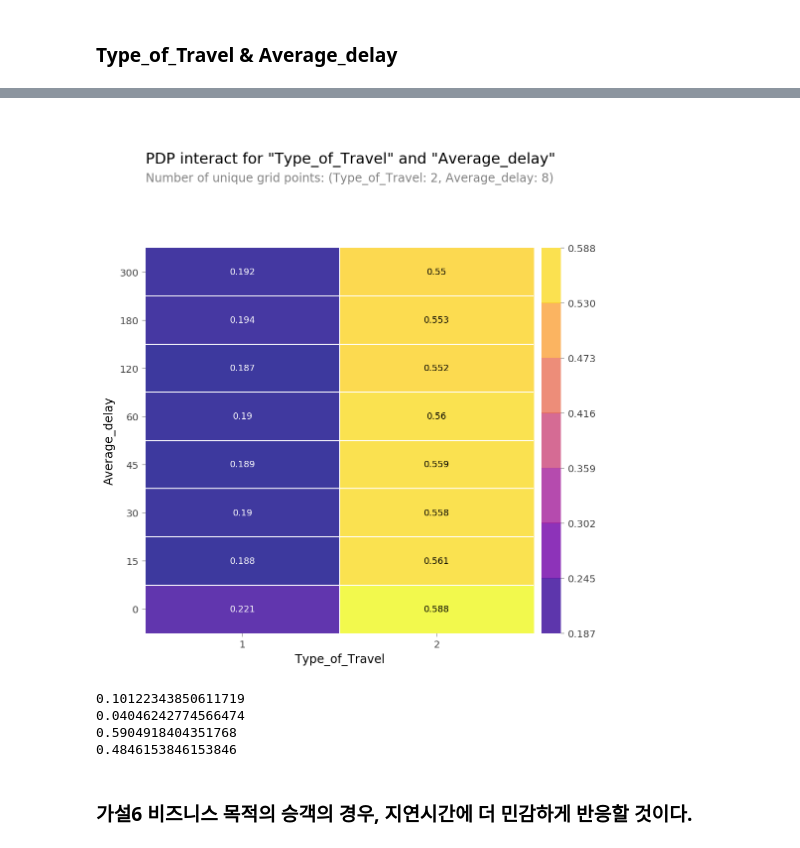
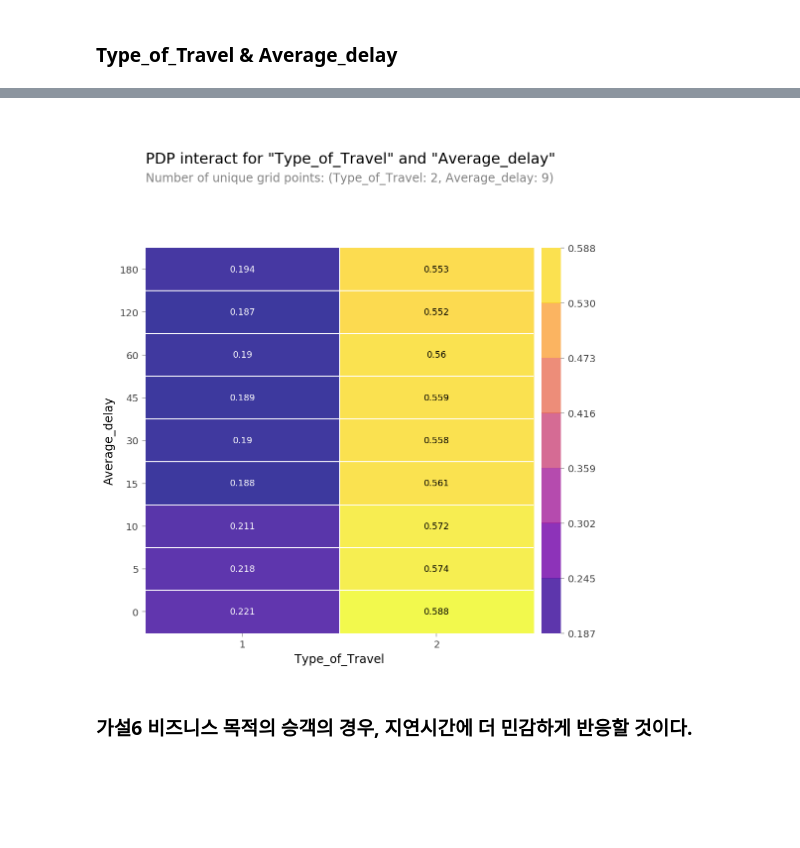
Before and after one commit to SYKIM5396/Airline_Satisfaction, a Jupyter notebook: Part4_6.ipynb, the cells around one changed output, grey strips where cells are left out. Drawn from its saved outputs; the diff is of its cells as text; code cells hidden in the pictures; blank space fills up the shorter version.

```diff
--- a/Part4_6.ipynb
+++ b/Part4_6.ipynb
@@ -377,7 +377,7 @@ interaction = pdp_interact(
     dataset=X_test_preprocessed,
     model_features=X_test_preprocessed.columns,
     features=target_features,
-    cust_grid_points=[[1,2],[0,15,30,45,60,120,180,300]]
+    cust_grid_points=[[1,2],[0,5,10,15,30,45,60,120,180]]
     )
 axes = pdp_interact_plot(interaction, plot_type="grid", feature_names=target_features, plot_params = {'cmap':'plasma'})
 plt.show()
@@ -385,16 +389,4 @@ plt.show()
-[figure, old version]
+[figure, new version]
-# %%
-#여행 목적 별 120분 이상의 지연시간 그룹과 미만의 그룹의 만족도 차이가 있는지 확인
-print(test[(test["Average_delay"]<=120)&(test['Type_of_Travel']=='Personal Travel')]['satisfaction'].mean())
-print(test[(test["Average_delay"]>120)&(test['Type_of_Travel']=='Personal Travel')]['satisfaction'].mean())
-
-print(test[(test["Average_delay"]<=120)&(test['Type_of_Travel']=='Business travel')]['satisfaction'].mean())
-print(test[(test["Average_delay"]>120)&(test['Type_of_Travel']=='Business travel')]['satisfaction'].mean())
-# %% [output]
-0.10122343850611719
-0.04046242774566474
-0.5904918404351768
-0.4846153846153846
 # %% [markdown]
 ### 가설6 비즈니스 목적의 승객의 경우, 지연시간에 더 민감하게 반응할 것이다.
 # %% [markdown]
```
Also changed, not shown: parts of 4 cells of this notebook.
